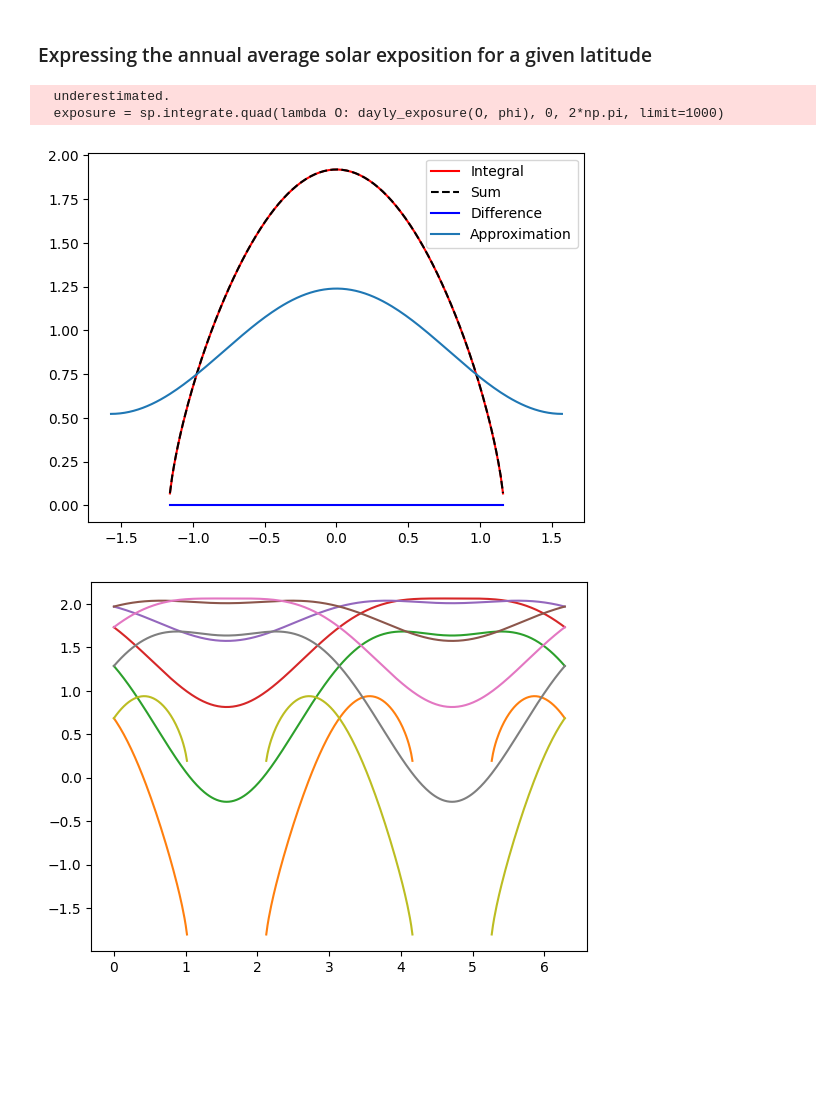
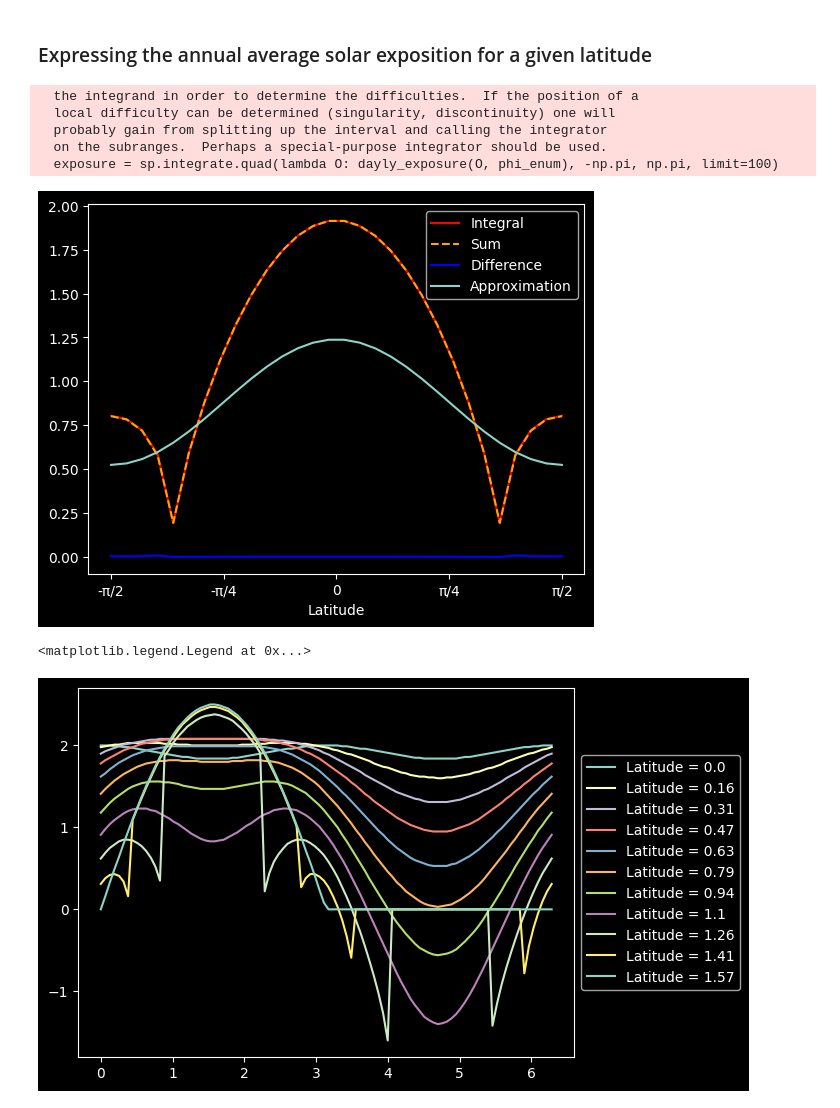
Before and after one commit to aledha/TMA4195-Project, a Jupyter notebook: Question7.ipynb, the cells around one changed output. Saved outputs shown, nothing was run; the diff lists cells and outputs as text; code cells hidden in the pictures; blank space fills up the shorter version.

Commit message:
Added some plots

```diff
--- a/Question7.ipynb
+++ b/Question7.ipynb
@@ -4,12 +4,24 @@
 import numpy as np
 import scipy as sp
 import matplotlib.pyplot as plt
+# %%
+plt.style.use('dark_background')
 # %%
 def dayly_exposure(O, phi, tau = 0.409):
+    delta = tau * np.sin(O)
+    T = np.tan(delta)*np.tan(phi)
+    # Check if we have midnight sun
+    t0 = 0
+    if T >= 1:
+        # The sun does not set
+        t0 = np.pi
+    elif T <= -1:
+        # The sun does not rise
+        return 0
+    else:
+        # Sunrise and sunset
+        t0 = np.arccos(T)
     # if np.sin(O) > (np.pi - 2*phi) / (2*tau):
     #     return 0
-    # delta = tau * np.sin(O)
-    delta = np.arcsin(np.sin(tau) * np.sin(O))
-    t0 = np.arccos(np.tan(delta) * np.tan(phi))
     return 2 * ( t0 * np.sin(delta) * np.sin(phi)
         + np.cos(delta) * np.cos(phi) * np.sin(t0))
@@ -23,34 +35,43 @@ def yearly_exposure_sum(phi, tau = 0.409):
 # %%
 # Integrate over over the year
-phi_list = np.linspace(-np.pi/2, np.pi/2, 200)
+phi_list = np.linspace(-np.pi/2, np.pi/2, 30)
 
 integral_list = np.zeros(len(phi_list))
 yearly_approx_list = np.zeros(len(phi_list))
 yearly_exposure_sum_list = np.zeros(len(phi_list))
 
-for i, phi in enumerate(phi_list):
-    exposure = sp.integrate.quad(lambda O: dayly_exposure(O, phi), 0, 2*np.pi, limit=1000)
+for i, phi_enum in enumerate(phi_list):
+    exposure = sp.integrate.quad(lambda O: dayly_exposure(O, phi_enum), -np.pi, np.pi, limit=100)
     integral_list[i] = exposure[0]*(1/(2*np.pi))
-    yearly_approx_list[i] = yearly_approx(phi)
-    yearly_exposure_sum_list[i] = yearly_exposure_sum(phi)
+    yearly_approx_list[i] = yearly_approx(phi_enum)
+    yearly_exposure_sum_list[i] = yearly_exposure_sum(phi_enum)
 
 plt.plot(phi_list, integral_list, label = 'Integral', color = 'red')
-plt.plot(phi_list, yearly_exposure_sum_list, label = 'Sum', linestyle = '--', color = 'black')
-plt.plot(phi_list, ((integral_list - yearly_exposure_sum_list)**8), label = 'Difference', color = 'blue')
+plt.plot(phi_list, yearly_exposure_sum_list, label = 'Sum', linestyle = '--', color = 'orange')
+plt.plot(phi_list, ((integral_list - yearly_exposure_sum_list)), label = 'Difference', color = 'blue')
 plt.plot(phi_list, yearly_approx_list, label = 'Approximation')
 plt.legend()
+plt.xticks([-np.pi/2, -np.pi/4, 0, np.pi/4, np.pi/2], ['-π/2', '-π/4', '0', 'π/4', 'π/2'])
+plt.xlabel('Latitude')
 plt.show()
 # %% [output]
-  underestimated.
-  exposure = sp.integrate.quad(lambda O: dayly_exposure(O, phi), 0, 2*np.pi, limit=1000)
+  the integrand in order to determine the difficulties.  If the position of a
+  local difficulty can be determined (singularity, discontinuity) one will
+  probably gain from splitting up the interval and calling the integrator
+  on the subranges.  Perhaps a special-purpose integrator should be used.
+  exposure = sp.integrate.quad(lambda O: dayly_exposure(O, phi_enum), -np.pi, np.pi, limit=100)
-[figure, old version]
+[figure, new version]
 # %%
-Orbit = np.linspace(0, 2*np.pi, 365)
-Latitude_list = np.linspace(-np.pi/2, np.pi/2, 10)
+Orbit_list = np.linspace(0, 2*np.pi, 100)
+# Latitude_list = np.linspace(-np.pi, np.pi/2, 15)
+Latitude_list = np.linspace(0, np.pi/2, 11)
 
 fig, ax = plt.subplots()
 for Latitude in Latitude_list:
-    ax.plot(Orbit, dayly_exposure(Orbit, Latitude), label = f'Latitude = {Latitude}')
-#ax.legend()
+    one_tatitude = [dayly_exposure(Orbit, Latitude) for Orbit in Orbit_list]
+    ax.plot(Orbit_list, np.round(one_tatitude, 2), label = f'Latitude = {np.round(Latitude, 2)}')
+# plot legend on the outside of the plot
+ax.legend(loc='center left', bbox_to_anchor=(1, 0.5))
 # %% [output]
+<matplotlib.legend.Legend at 0x...>
-[figure, old version]
+[figure, new version]
```
Also changed, not shown: parts of 3 cells of this notebook.
